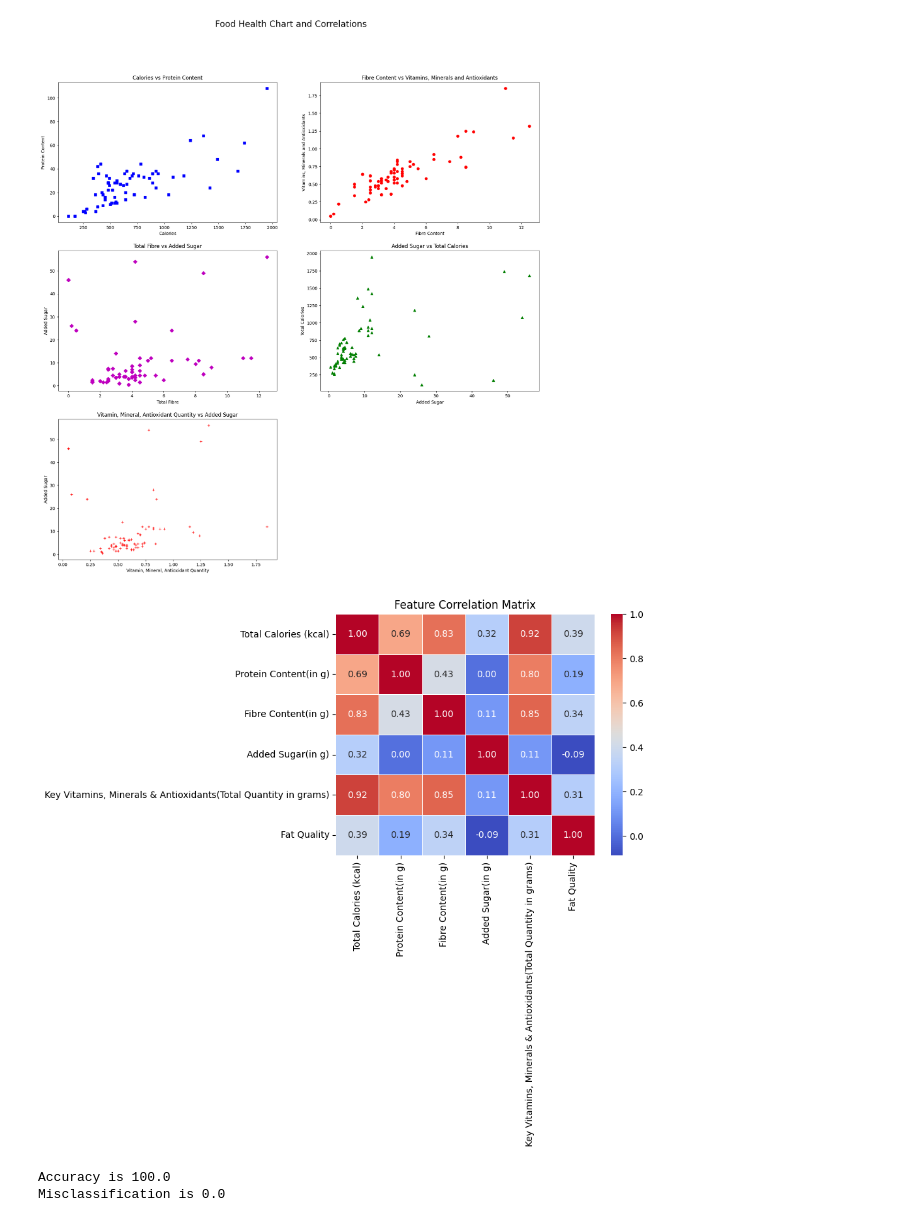
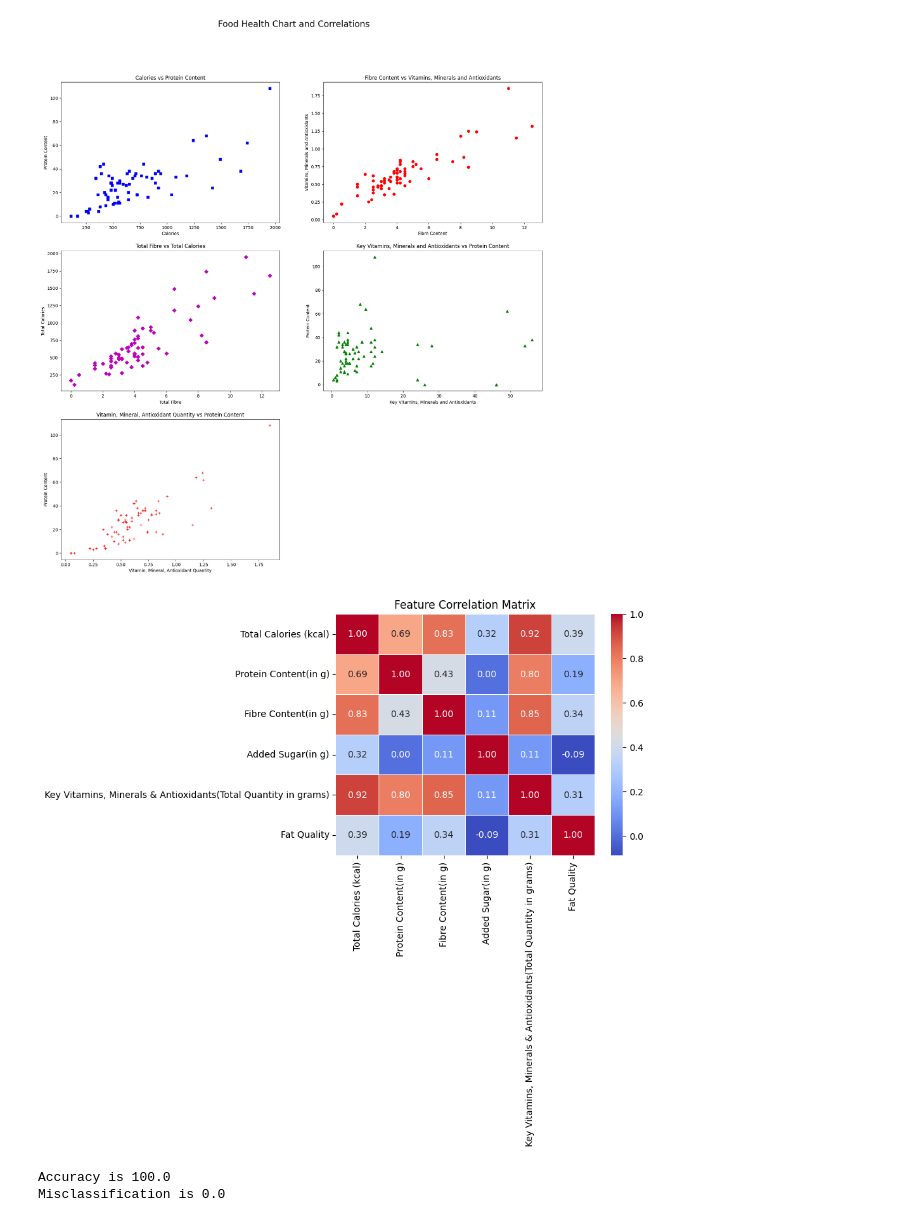
Before and after one commit to Adityapandey3112/health_index_ai, a Jupyter notebook: Untitled6.ipynb, the cells around one changed output. Drawn from its saved outputs; the diff is of its cells as text; code cells hidden in the pictures.

```diff
--- a/Untitled6.ipynb
+++ b/Untitled6.ipynb
@@ -1,7 +1,6 @@
 # %% [markdown]
 <a href="https://colab.research.google.com/github/Adityapandey3112/health_index_ai/blob/main/Untitled6.ipynb" target="_parent"><img src="https://colab.research.google.com/assets/colab-badge.svg" alt="Open In Colab"/></a>
 # %%
-from re import sub
 import numpy as np
 import matplotlib.pyplot as plt
 import pandas as pd
@@ -33,18 +32,18 @@ sub2.plot(c, e, 'or')
 sub2.set_title('Fibre Content vs Vitamins, Minerals and Antioxidants')
 sub2.set_xlabel('Fibre Content')
 sub2.set_ylabel('Vitamins, Minerals and Antioxidants')
-sub3.plot(c, d,  'Dm')
-sub3.set_title('Total Fibre vs Added Sugar')
+sub3.plot(c, a,  'Dm')
+sub3.set_title('Total Fibre vs Total Calories')
 sub3.set_xlabel('Total Fibre')
-sub3.set_ylabel('Added Sugar')
-sub4.plot(d, a, 'g^')
-sub4.set_title('Added Sugar vs Total Calories')
-sub4.set_xlabel('Added Sugar')
-sub4.set_ylabel('Total Calories')
-sub5.plot(e, d, '+r')
-sub5.set_title('Vitamin, Mineral, Antioxidant Quantity vs Added Sugar')
+sub3.set_ylabel('Total Calories')
+sub4.plot(d, b, 'g^')
+sub4.set_title('Key Vitamins, Minerals and Antioxidants vs Protein Content')
+sub4.set_xlabel('Key Vitamins, Minerals and Antioxidants')
+sub4.set_ylabel('Protein Content')
+sub5.plot(e, b, '+r')
+sub5.set_title('Vitamin, Mineral, Antioxidant Quantity vs Protein Content')
 sub5.set_xlabel('Vitamin, Mineral, Antioxidant Quantity')
-sub5.set_ylabel('Added Sugar')
+sub5.set_ylabel('Protein Content')
 plt.show()
 print('\n\n\n\n')
 import seaborn as sns
@@ -58,34 +57,34 @@ print('\n\n\n\n')
 from sklearn.preprocessing import StandardScaler
 sc = StandardScaler()
 X = sc.fit_transform(x)
 from sklearn.model_selection import train_test_split
 X_train, X_test, y_train, y_test = train_test_split(X, y, test_size = 0.2, random_state = 21)
 from sklearn.ensemble import RandomForestClassifier
 classifier = RandomForestClassifier(n_estimators = 10, criterion = 'gini', random_state = 21)
 classifier.fit(X_train, y_train)
 y_pred = classifier.predict(X_test)
 from sklearn.metrics import accuracy_score, confusion_matrix, ConfusionMatrixDisplay, classification_report
 acc = accuracy_score(y_test, y_pred)
 print('\n\n\n\n')
 print(f"Accuracy is {round(acc*100, 2)}")
 print(f"Misclassification is {round((1-acc)*100, 2)}")
 cm = confusion_matrix(y_test, y_pred)
 import matplotlib.pyplot as plt
 disp = ConfusionMatrixDisplay(confusion_matrix = cm, display_labels = y_test.unique())
 disp.plot(cmap = plt.cm.Blues)
 plt.title("Food Health Index")
 plt.show()
 
 print('\n\n\n\n')
 print('Classififation Report')
 print(classification_report(y_test, y_pred))
 print('\n\n\n\n')
 import statsmodels.api as sm
 X_train_sm = sm.add_constant(X_train)
 l_r = sm.OLS(y_train, X_train_sm).fit()
 print(l_r.summary())
 # %% [output]
-[figure, old version]
+[figure, new version]
 [figure]
 Accuracy is 100.0
 Misclassification is 0.0
```
